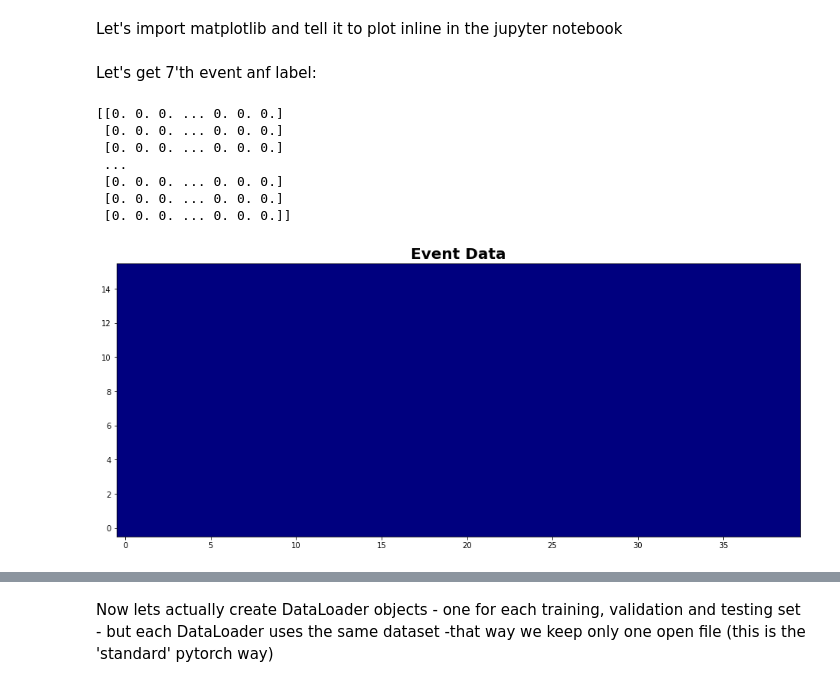
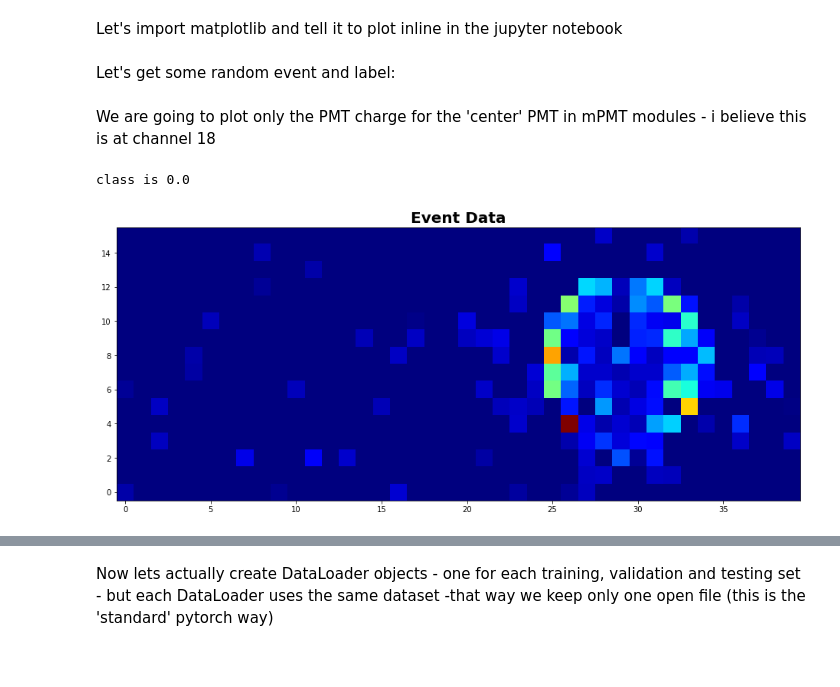
Before and after one commit to triumf-data-science-study-group/NUPRISM-CNN, a Jupyter notebook: Data Handling Tutorial.ipynb, the cells around one changed output, grey strips where cells are left out. Saved outputs shown, nothing was run; the diff lists cells and outputs as text; code cells hidden in the pictures.

```diff
--- a/Data Handling Tutorial.ipynb
+++ b/Data Handling Tutorial.ipynb
@@ -121,24 +125,17 @@ Let's import matplotlib and tell it to plot inline in the jupyter notebook
 import matplotlib.pyplot as plt
 %matplotlib inline
 # %% [markdown]
-Let's get 7'th event anf label:
+Let's get some random event and label:
 # %%
-event, label=dset[9]
+event, label=dset[800001]
-# %%
-print(sum(event))
-# %% [output]
-[[0. 0. 0. ... 0. 0. 0.]
- [0. 0. 0. ... 0. 0. 0.]
- [0. 0. 0. ... 0. 0. 0.]
- ...
- [0. 0. 0. ... 0. 0. 0.]
- [0. 0. 0. ... 0. 0. 0.]
- [0. 0. 0. ... 0. 0. 0.]]
+# %% [markdown]
+We are going to plot only the PMT charge for the 'center' PMT in mPMT modules - i believe this is at channel 18
 # %%
-
 fig, ax = plt.subplots(figsize=(16,8),facecolor='w')
-plt.imshow(event[:,:,3],cmap='jet',origin='lower')
+plt.imshow(event[:,:,18],cmap='jet',origin='lower')
 ax.set_title('Event Data',fontsize=20,fontweight='bold')
+print('class is {}'.format(label))
 plt.show()
 # %% [output]
+class is 0.0
-[figure, old version]
+[figure, new version]
```
Also changed, not shown: parts of 30 cells of this notebook, 1 other file.
